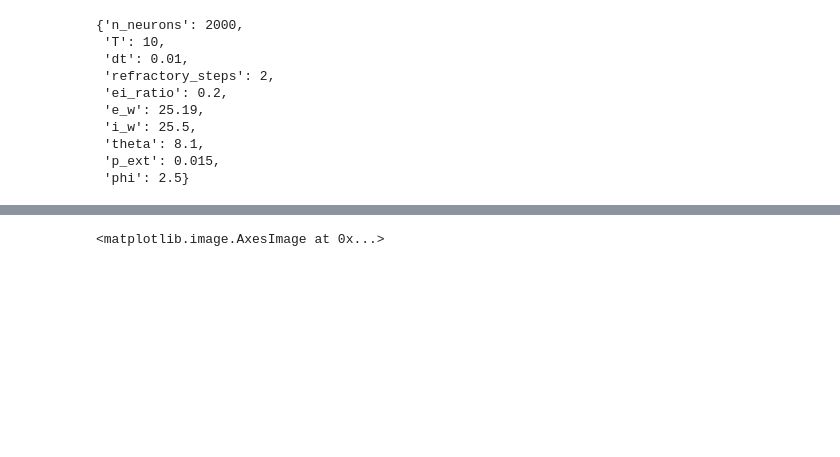
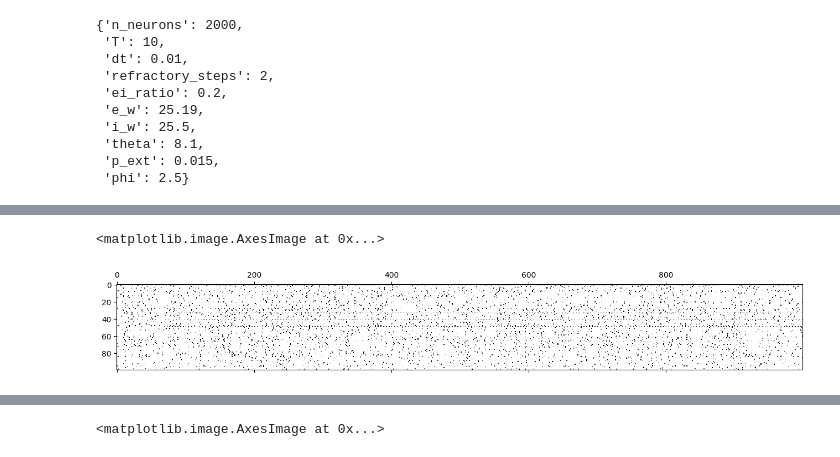
Before and after one commit to dmnburrows/multiscale_dev_dynamics, a Jupyter notebook: Untitled.ipynb, the cells around one changed output, grey strips where cells are left out. Drawn from its saved outputs; the diff is of its cells as text; code cells hidden in the pictures; blank space fills up the shorter version.

```diff
--- a/Untitled.ipynb
+++ b/Untitled.ipynb
@@ -51,0 +109,5 @@ start_dic
+# %%
+plt.matshow(spikes, aspect='auto', cmap = 'Greys')
+# %% [output]
+<matplotlib.image.AxesImage at 0x...>
+[figure, added]
```
Also changed, not shown: parts of 7 cells of this notebook, 1 other file.
